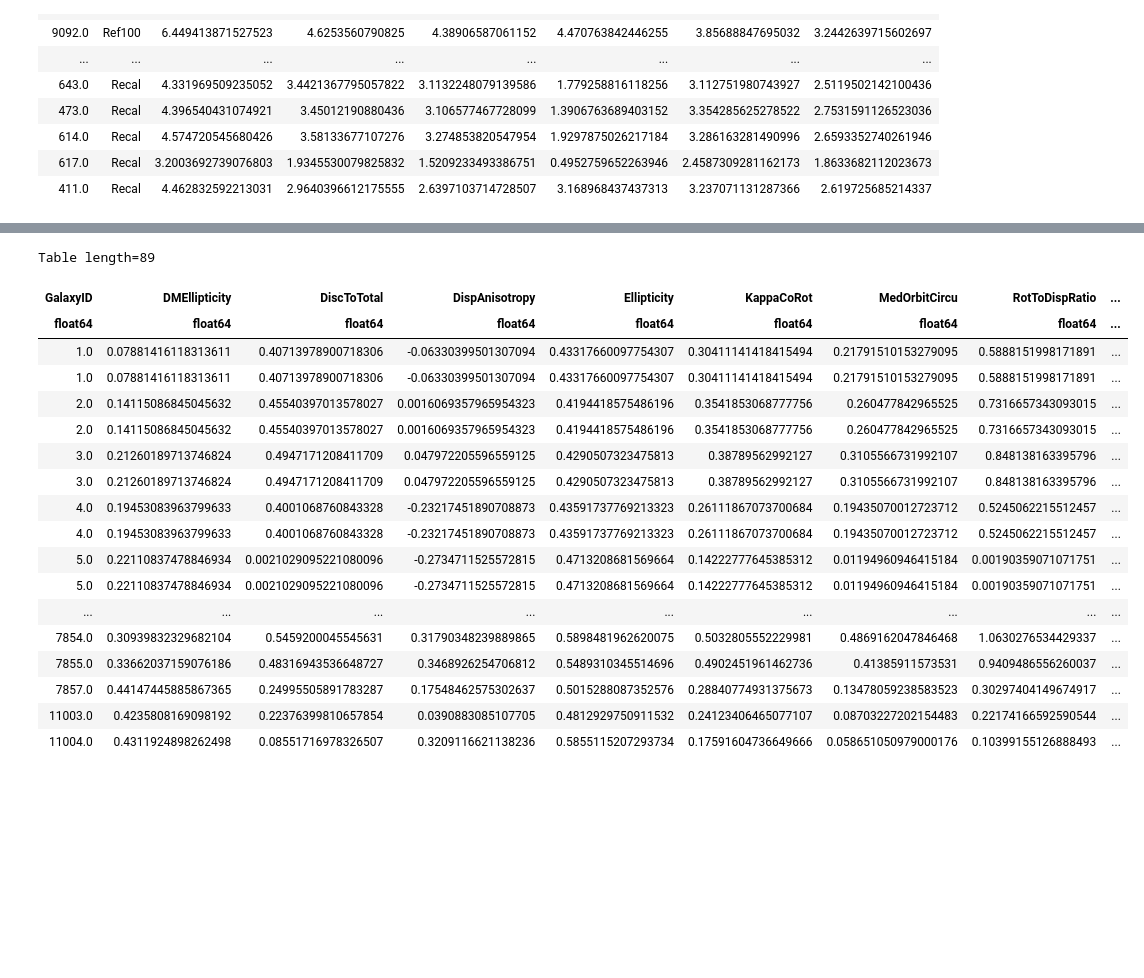
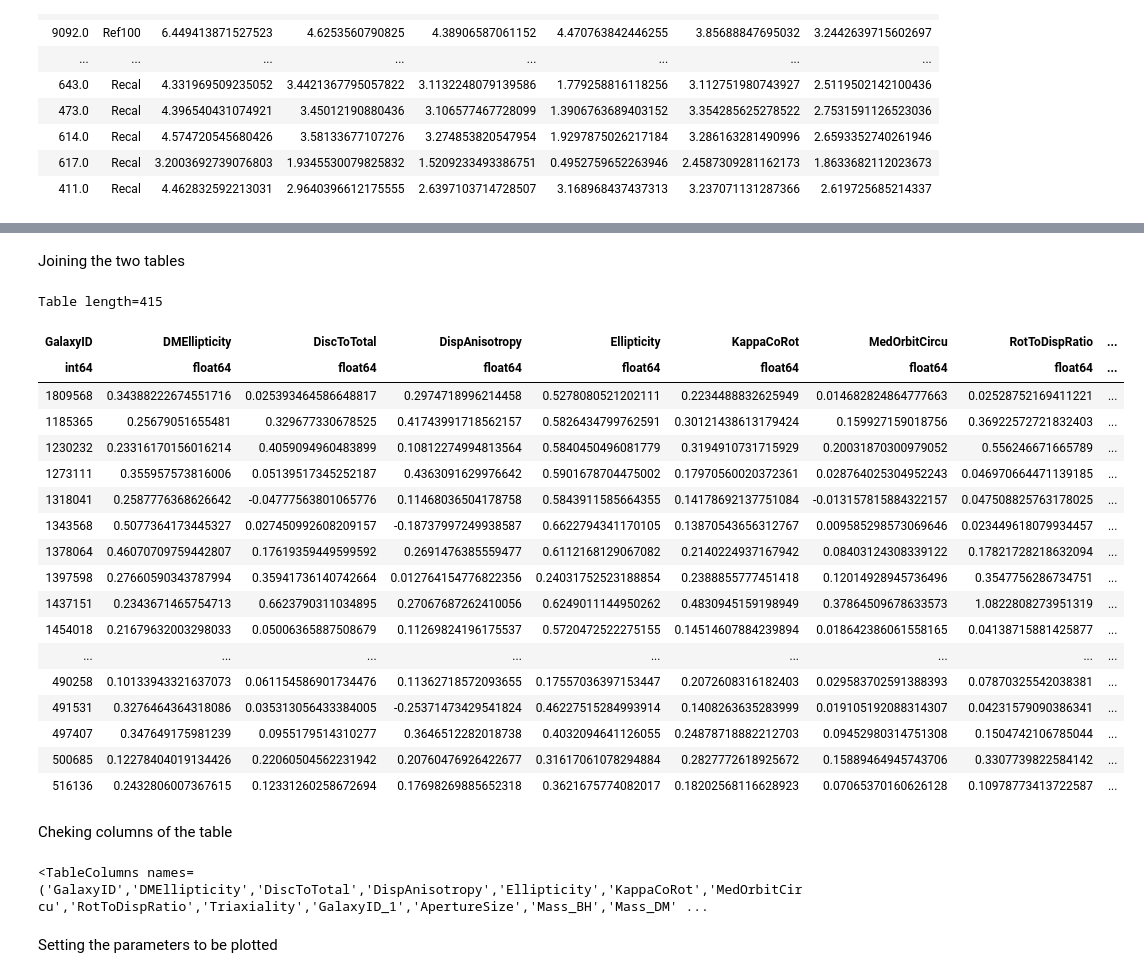
Before and after one commit to MariaPaulaRojas/RECA-internship, a Jupyter notebook: Analysis/FirstLuminosities.ipynb, the cells around one changed output, grey strips where cells are left out. Drawn from its saved outputs; the diff is of its cells as text; code cells hidden in the pictures; blank space fills up the shorter version.

```diff
--- a/Analysis/FirstLuminosities.ipynb
+++ b/Analysis/FirstLuminosities.ipynb
@@ -36,2 +65,4 @@ Table length=5415
 # %%
-lu.rename_column('GalID', 'GalaxyID')
+df = lu.to_pandas()
+indexNames = df[ df['Sim'] == 'Ref100' ].index
+df.drop(indexNames , inplace=True)
@@ -38,2 +71,2 @@ lu.rename_column('GalID', 'GalaxyID')
 # %%
-lu
+lu = Table.from_pandas(df)
@@ -60,23 +73,33 @@ Table length=5415
+# %% [markdown]
+Joining the two tables
 # %%
-mk_lu = join(mk,lu,keys='GalaxyID')
+mk_lu = join(mk,lu,keys='GalID')
 mk_lu
 # %% [output]
-Table length=89
+Table length=415
 | GalaxyID | DMEllipticity | DiscToTotal | DispAnisotropy | Ellipticity | KappaCoRot | MedOrbitCircu | RotToDispRatio | ... |
-| float64 | float64 | float64 | float64 | float64 | float64 | float64 | float64 | ... |
-| 1.0 | 0.07881416118313611 | 0.40713978900718306 | -0.06330399501307094 | 0.43317660097754307 | 0.30411141418415494 | 0.21791510153279095 | 0.5888151998171891 | ... |
-| 1.0 | 0.07881416118313611 | 0.40713978900718306 | -0.06330399501307094 | 0.43317660097754307 | 0.30411141418415494 | 0.21791510153279095 | 0.5888151998171891 | ... |
-| 2.0 | 0.14115086845045632 | 0.45540397013578027 | 0.0016069357965954323 | 0.4194418575486196 | 0.3541853068777756 | 0.260477842965525 | 0.7316657343093015 | ... |
-| 2.0 | 0.14115086845045632 | 0.45540397013578027 | 0.0016069357965954323 | 0.4194418575486196 | 0.3541853068777756 | 0.260477842965525 | 0.7316657343093015 | ... |
-| 3.0 | 0.21260189713746824 | 0.4947171208411709 | 0.047972205596559125 | 0.4290507323475813 | 0.38789562992127 | 0.3105566731992107 | 0.848138163395796 | ... |
-| 3.0 | 0.21260189713746824 | 0.4947171208411709 | 0.047972205596559125 | 0.4290507323475813 | 0.38789562992127 | 0.3105566731992107 | 0.848138163395796 | ... |
-| 4.0 | 0.19453083963799633 | 0.4001068760843328 | -0.23217451890708873 | 0.43591737769213323 | 0.26111867073700684 | 0.19435070012723712 | 0.5245062215512457 | ... |
-| 4.0 | 0.19453083963799633 | 0.4001068760843328 | -0.23217451890708873 | 0.43591737769213323 | 0.26111867073700684 | 0.19435070012723712 | 0.5245062215512457 | ... |
-| 5.0 | 0.22110837478846934 | 0.0021029095221080096 | -0.2734711525572815 | 0.4713208681569664 | 0.14222777645385312 | 0.01194960946415184 | 0.00190359071071751 | ... |
-| 5.0 | 0.22110837478846934 | 0.0021029095221080096 | -0.2734711525572815 | 0.4713208681569664 | 0.14222777645385312 | 0.01194960946415184 | 0.00190359071071751 | ... |
+| int64 | float64 | float64 | float64 | float64 | float64 | float64 | float64 | ... |
+| 1809568 | 0.34388222674551716 | 0.025393464586648817 | 0.2974718996214458 | 0.5278080521202111 | 0.2234488832625949 | 0.014682824864777663 | 0.02528752169411221 | ... |
+| 1185365 | 0.25679051655481 | 0.329677330678525 | 0.41743991718562157 | 0.5826434799762591 | 0.30121438613179424 | 0.159927159018756 | 0.36922572721832403 | ... |
+| 1230232 | 0.23316170156016214 | 0.4059094960483899 | 0.10812274994813564 | 0.5840450496081779 | 0.3194910731715929 | 0.20031870300979052 | 0.556246671665789 | ... |
+| 1273111 | 0.355957573816006 | 0.05139517345252187 | 0.4363091629976642 | 0.5901678704475002 | 0.17970560020372361 | 0.028764025304952243 | 0.046970664471139185 | ... |
+| 1318041 | 0.2587776368626642 | -0.04777563801065776 | 0.11468036504178758 | 0.5843911585664355 | 0.14178692137751084 | -0.013157815884322157 | 0.047508825763178025 | ... |
+| 1343568 | 0.5077364173445327 | 0.027450992608209157 | -0.18737997249938587 | 0.6622794341170105 | 0.13870543656312767 | 0.009585298573069646 | 0.023449618079934457 | ... |
+| 1378064 | 0.46070709759442807 | 0.17619359449599592 | 0.2691476385559477 | 0.6112168129067082 | 0.2140224937167942 | 0.08403124308339122 | 0.17821728218632094 | ... |
+| 1397598 | 0.27660590343787994 | 0.35941736140742664 | 0.012764154776822356 | 0.24031752523188854 | 0.2388855777451418 | 0.12014928945736496 | 0.3547756286734751 | ... |
+| 1437151 | 0.2343671465754713 | 0.6623790311034895 | 0.27067687262410056 | 0.6249011144950262 | 0.4830945159198949 | 0.37864509678633573 | 1.0822808273951319 | ... |
+| 1454018 | 0.21679632003298033 | 0.05006365887508679 | 0.11269824196175537 | 0.5720472522275155 | 0.14514607884239894 | 0.018642386061558165 | 0.04138715881425877 | ... |
 | ... | ... | ... | ... | ... | ... | ... | ... | ... |
-| 7854.0 | 0.30939832329682104 | 0.5459200045545631 | 0.31790348239889865 | 0.5898481962620075 | 0.5032805552229981 | 0.4869162047846468 | 1.0630276534429337 | ... |
-| 7855.0 | 0.33662037159076186 | 0.48316943536648727 | 0.3468926254706812 | 0.5489310345514696 | 0.4902451961462736 | 0.41385911573531 | 0.9409486556260037 | ... |
-| 7857.0 | 0.44147445885867365 | 0.24995505891783287 | 0.17548462575302637 | 0.5015288087352576 | 0.28840774931375673 | 0.13478059238583523 | 0.30297404149674917 | ... |
-| 11003.0 | 0.4235808169098192 | 0.22376399810657854 | 0.0390883085107705 | 0.4812929750911532 | 0.24123406465077107 | 0.08703227202154483 | 0.22174166592590544 | ... |
-| 11004.0 | 0.4311924898262498 | 0.08551716978326507 | 0.3209116621138236 | 0.5855115207293734 | 0.17591604736649666 | 0.058651050979000176 | 0.10399155126888493 | ... |
+| 490258 | 0.10133943321637073 | 0.061154586901734476 | 0.11362718572093655 | 0.17557036397153447 | 0.2072608316182403 | 0.029583702591388393 | 0.07870325542038381 | ... |
+| 491531 | 0.3276464364318086 | 0.035313056433384005 | -0.25371473429541824 | 0.46227515284993914 | 0.1408263635283999 | 0.019105192088314307 | 0.04231579090386341 | ... |
+| 497407 | 0.347649175981239 | 0.0955179514310277 | 0.3646512282018738 | 0.4032094641126055 | 0.24878718882212703 | 0.09452980314751308 | 0.1504742106785044 | ... |
+| 500685 | 0.12278404019134426 | 0.22060504562231942 | 0.20760476926422677 | 0.31617061078294884 | 0.2827772618925672 | 0.15889464945743706 | 0.3307739822584142 | ... |
+| 516136 | 0.2432806007367615 | 0.12331260258672694 | 0.17698269885652318 | 0.3621675774082017 | 0.18202568116628923 | 0.07065370160626128 | 0.10978773413722587 | ... |
+# %% [markdown]
+Cheking columns of the table
+# %%
+mk_lu.columns
+# %% [output]
+<TableColumns names=('GalaxyID','DMEllipticity','DiscToTotal','DispAnisotropy','Ellipticity','KappaCoRot','MedOrbitCircu','RotToDispRatio','Triaxiality','GalaxyID_1','ApertureSize','Mass_BH','Mass_DM' ...
+# %% [markdown]
+Setting the parameters to be plotted
```
Also changed, not shown: parts of 11 cells of this notebook, 2 other files.
